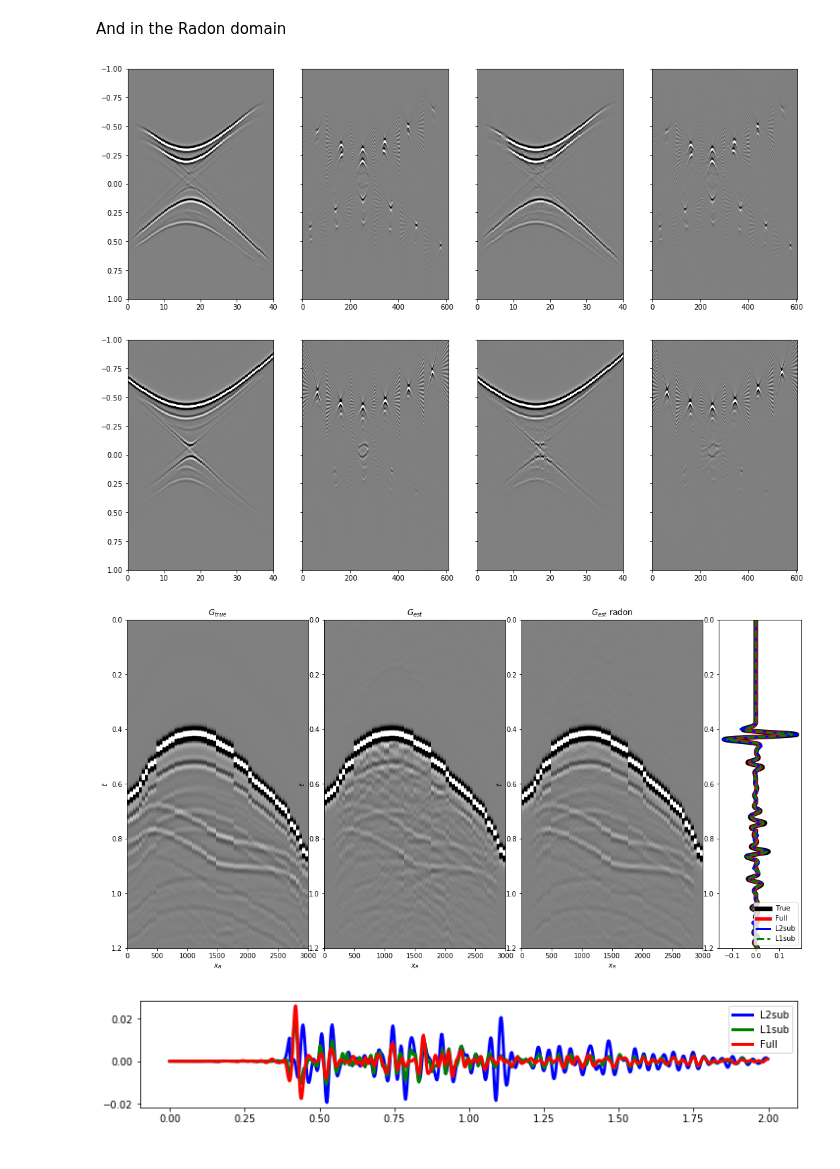
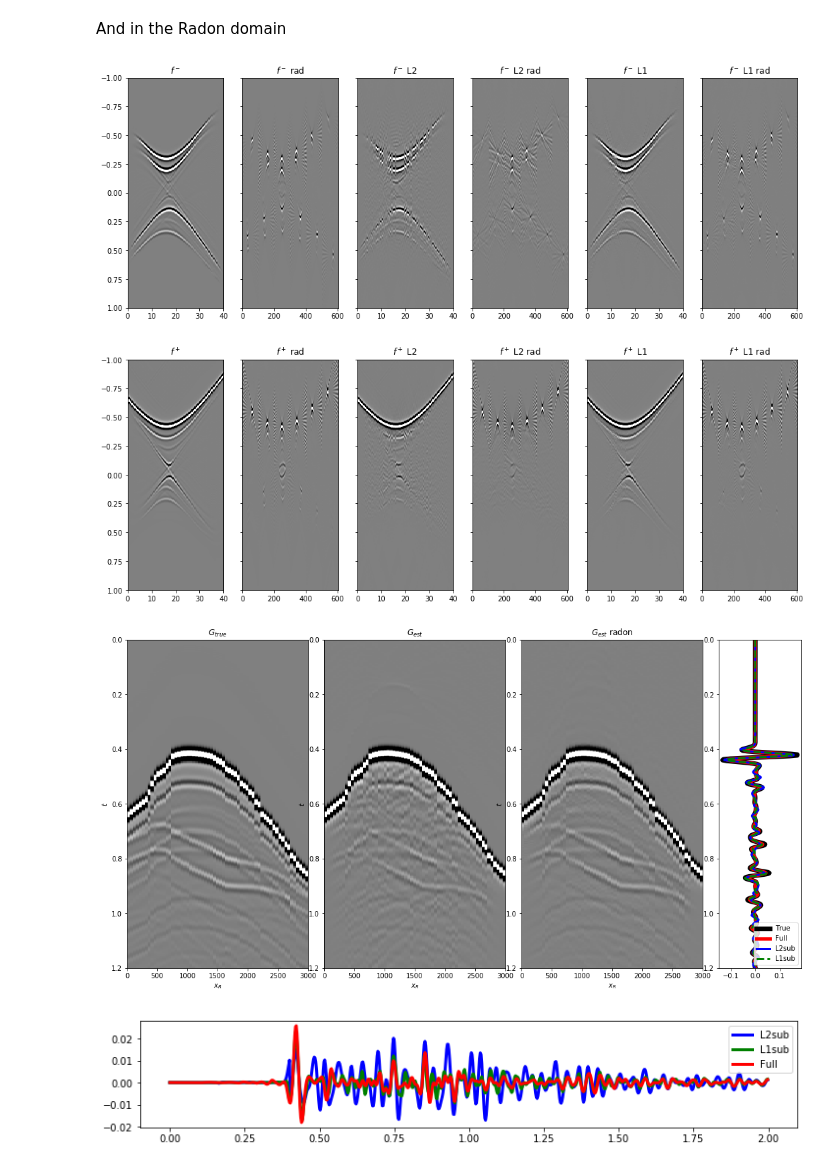
Before and after one commit to PyLops/pylops_notebooks, a Jupyter notebook: developement/Marchenko_missing.ipynb, the cells around one changed output. Drawn from its saved outputs; the diff is of its cells as text; code cells hidden in the pictures.

```diff
--- a/developement/Marchenko_missing.ipynb
+++ b/developement/Marchenko_missing.ipynb
@@ -662,0 +719,6 @@ g_radon_inv_tot = g_radon_inv_minus + g_radon_inv_plus
+# %%
+f1_radon_l1 = FISTA(Mop_radon, d_sub.flatten(), eps=1e4, niter=n_iter*2,
+                    alpha = 1.05e-3, #eigsiter=4, eigstol=1e-3,
+                    returninfo=False, show=True)[0]
+f1_radon_l1 = Sparseop * f1_radon_l1
+f1_radon_l1 = f1_radon_l1.reshape(2*nt2, nr)
@@ -663,2 +743,12 @@ g_radon_inv_tot = g_radon_inv_minus + g_radon_inv_plus
+# %%
+f1_radon_l1_tot = f1_radon_l1 + np.concatenate((np.zeros((nt2, nr)), fd_plus))
+
+g_radon_l1 = Gop*f1_radon_l1_tot.flatten()
+g_radon_l1 = g_radon_l1.reshape(2*(2*nt-1), nsava)
+
+f1_radon_l1_minus, f1_radon_l1_plus =  f1_radon_l1_tot[:(2*nt-1)].T, f1_radon_l1_tot[(2*nt-1):].T
+g_radon_l1_minus, g_radon_l1_plus =  -g_radon_l1[:(2*nt-1)].T, np.fliplr(g_radon_l1[(2*nt-1):].T)
+
+g_radon_l1_tot = g_radon_l1_minus + g_radon_l1_plus
 # %%
 # Need to recreate combined data as new implementation stacks over time instead of space
@@ -757,45 +865,77 @@ f1_inv_minus_radon = f1_inv_minus_radon.reshape(npx*nwins, nt2)
 f1_radon_inv_minus_radon = Slidop.H * f1_radon_inv_minus.flatten()
 f1_radon_inv_minus_radon = f1_radon_inv_minus_radon.reshape(npx*nwins, nt2)
 
+f1_radon_l1_minus_radon = Slidop.H * f1_radon_l1_minus.flatten()
+f1_radon_l1_minus_radon = f1_radon_l1_minus_radon.reshape(npx*nwins, nt2)
+
 f1_inv_plus_radon = Slidop.H * f1_inv_plus.flatten()
 f1_inv_plus_radon = f1_inv_plus_radon.reshape(npx*nwins, nt2)
 
 f1_radon_inv_plus_radon = Slidop.H * f1_radon_inv_plus.flatten()
 f1_radon_inv_plus_radon = f1_radon_inv_plus_radon.reshape(npx*nwins, nt2)
 
+f1_radon_l1_plus_radon = Slidop.H * f1_radon_l1_plus.flatten()
+f1_radon_l1_plus_radon = f1_radon_l1_plus_radon.reshape(npx*nwins, nt2)
 
-fig, axs = plt.subplots(1, 4, sharey=True, figsize=(17, 6))
+
+fig, axs = plt.subplots(1, 6, sharey=True, figsize=(17, 6))
 axs[0].imshow(f1_inv_minus.T, cmap='gray', vmin=-5e5, vmax=5e5,
               extent=(0, ns-nsava, t[-1], -t[-1]))
+axs[0].set_title(r'$f^-$')
 axs[0].axis('tight')
 axs[1].imshow(f1_inv_minus_radon.T, cmap='gray', vmin=-5e6, vmax=5e6,
               extent=(0, nwins*npx, t[-1], -t[-1]))
+axs[1].set_title(r'$f^-$ rad')
 axs[1].axis('tight');
 axs[2].imshow(f1_radon_inv_minus.T, cmap='gray', vmin=-5e5, vmax=5e5,
               extent=(0, ns-nsava, t[-1], -t[-1]))
 axs[2].axis('tight')
+axs[2].set_title(r'$f^-$ L2')
 axs[3].imshow(f1_radon_inv_minus_radon.T, cmap='gray', vmin=-5e6, vmax=5e6,
               extent=(0, nwins*npx, t[-1], -t[-1]))
 axs[3].axis('tight')
+axs[3].set_title(r'$f^-$ L2 rad')
 axs[3].set_ylim(1, -1);
+axs[4].imshow(f1_radon_l1_minus.T, cmap='gray', vmin=-5e5, vmax=5e5,
+              extent=(0, ns-nsava, t[-1], -t[-1]))
+axs[4].axis('tight')
+axs[4].set_title(r'$f^-$ L1')
+axs[5].imshow(f1_radon_l1_minus_radon.T, cmap='gray', vmin=-5e6, vmax=5e6,
+              extent=(0, nwins*npx, t[-1], -t[-1]))
+axs[5].axis('tight')
+axs[5].set_title(r'$f^-$ L1 rad')
+axs[5].set_ylim(1, -1);
 
-fig, axs = plt.subplots(1, 4, sharey=True, figsize=(17, 6))
+fig, axs = plt.subplots(1, 6, sharey=True, figsize=(17, 6))
 axs[0].imshow(f1_inv_plus.T, cmap='gray', vmin=-5e5, vmax=5e5,
               extent=(0, ns-nsava, t[-1], -t[-1]))
+axs[0].set_title(r'$f^+$')
 axs[0].axis('tight')
 axs[1].imshow(f1_inv_plus_radon.T, cmap='gray', vmin=-5e6, vmax=5e6,
               extent=(0, nwins*npx, t[-1], -t[-1]))
+axs[1].set_title(r'$f^+$ rad')
 axs[1].axis('tight');
 axs[2].imshow(f1_radon_inv_plus.T, cmap='gray', vmin=-5e5, vmax=5e5,
               extent=(0, ns-nsava, t[-1], -t[-1]))
+axs[2].set_title(r'$f^+$ L2')
 axs[2].axis('tight')
 axs[3].imshow(f1_radon_inv_plus_radon.T, cmap='gray', vmin=-5e6, vmax=5e6,
               extent=(0, nwins*npx, t[-1], -t[-1]))
 axs[3].axis('tight')
+axs[3].set_title(r'$f^+$ L2 rad')
 axs[3].set_ylim(1, -1);
+axs[4].imshow(f1_radon_l1_plus.T, cmap='gray', vmin=-5e5, vmax=5e5,
+              extent=(0, ns-nsava, t[-1], -t[-1]))
+axs[4].set_title(r'$f^+$ L1')
+axs[4].axis('tight')
+axs[5].imshow(f1_radon_l1_plus_radon.T, cmap='gray', vmin=-5e6, vmax=5e6,
+              extent=(0, nwins*npx, t[-1], -t[-1]))
+axs[5].axis('tight')
+axs[5].set_title(r'$f^+$ L1 rad')
+axs[5].set_ylim(1, -1);
 # %% [output]
-[figure, old version]
+[figure, new version]
-[figure, old version]
+[figure, new version]
 # %%
 fig = plt.figure(figsize=(18,9))
 ax1 = plt.subplot2grid((1, 7), (0, 0), colspan=2)
@@ -812,7 +952,7 @@ ax2.imshow(g_inv_sub_tot.T, cmap='gray', vmin=-5e5, vmax=5e5,
 ax2.set_title(r'$G_{est}$'), ax2.set_xlabel(r'$x_R$'), ax2.set_ylabel(r'$t$')
 ax2.axis('tight')
 ax2.set_ylim(1.2, 0)
-ax3.imshow(g_radon_inv_tot.T, cmap='gray', vmin=-5e5, vmax=5e5,
+ax3.imshow(g_radon_l1_tot.T, cmap='gray', vmin=-5e5, vmax=5e5,
               extent=(r[0,0], r[0,-1], t[-1], -t[-1]))
 ax3.set_title(r'$G_{est}$ radon'), ax3.set_xlabel(r'$x_R$'), ax3.set_ylabel(r'$t$')
 ax3.axis('tight')
@@ -820,18 +960,18 @@ ax3.set_ylim(1.2, 0)
 ax4.plot(t**2*Gsub[:, iava][:, nr//4]/Gsub.max(), t, 'k', lw=7, label='True')
 ax4.plot(t**2*g_inv_tot[iava][nr//4, nt-1:]/g_inv_tot.max(), t, 'r', lw=5, label='Full')
 ax4.plot(t**2*g_inv_sub_tot[nr//4, nt-1:]/g_inv_tot.max(), t, 'b', lw=3, label='L2sub')
-ax4.plot(t**2*g_radon_inv_tot[nr//4, nt-1:]/g_inv_tot.max(), t, '--g', lw=3, label='L1sub')
+ax4.plot(t**2*g_radon_l1_tot[nr//4, nt-1:]/g_inv_tot.max(), t, '--g', lw=3, label='L1sub')
 ax4.set_ylim(1.2, 0);
 ax4.legend()
 
 plt.figure(figsize=(12, 2))
 plt.plot(t, t**2*Gsub[:, iava][:, nr//4]/Gsub.max() - t**2*g_inv_sub_tot[nr//4, nt-1:]/g_inv_tot.max(),
          'b', lw=3, label='L2sub')
-plt.plot(t, t**2*Gsub[:, iava][:, nr//4]/Gsub.max() - t**2*g_radon_inv_tot[nr//4, nt-1:]/g_inv_tot.max(),
+plt.plot(t, t**2*Gsub[:, iava][:, nr//4]/Gsub.max() - t**2*g_radon_l1_tot[nr//4, nt-1:]/g_inv_tot.max(),
          'g', lw=3, label='L1sub')
 plt.plot(t, t**2*Gsub[:, iava][:, nr//4]/Gsub.max() - t**2*g_inv_tot[iava][nr//4, nt-1:]/g_inv_tot.max(),
          'r', lw=3, label='Full')
 plt.legend();
 # %% [output]
-[figure, old version]
+[figure, new version]
-[figure, old version]
+[figure, new version]
```
Also changed, not shown: parts of 22 cells of this notebook.
